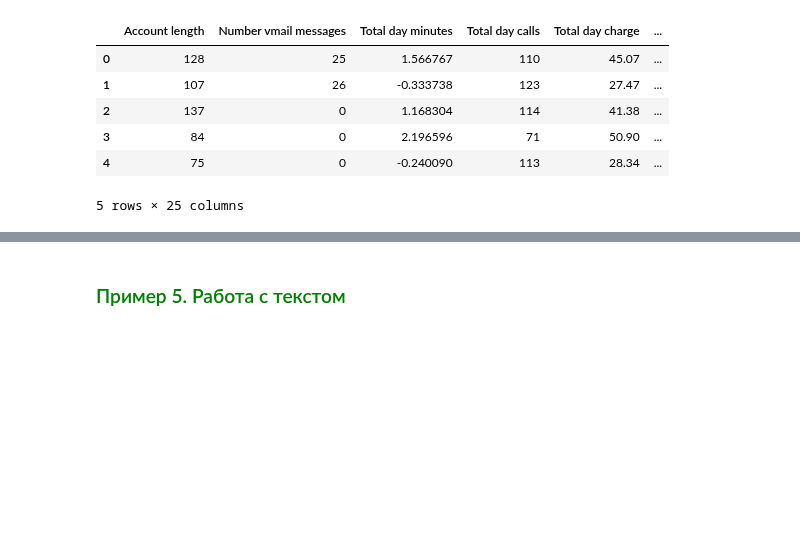
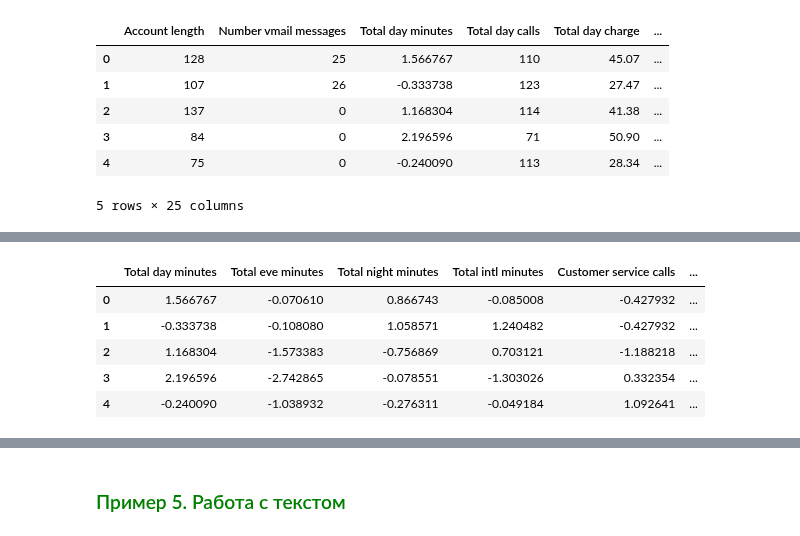
Before and after one commit to Dragoh54/MachineLearning-Labs, a Jupyter notebook: lab4/2024_ML_LR4_MACS (2).ipynb, the cells around one changed output, grey strips where cells are left out. Saved outputs shown, nothing was run; the diff lists cells and outputs as text; code cells hidden in the pictures; blank space fills up the shorter version.

```diff
--- a/lab4/2024_ML_LR4_MACS (2).ipynb
+++ b/lab4/2024_ML_LR4_MACS (2).ipynb
@@ -613,0 +614,10 @@ telep.head()
+# %%
+tel = pd.read_csv('newTelecom.csv').dropna()
+tel.head()
+# %% [output]
+|  | Total day minutes | Total eve minutes | Total night minutes | Total intl minutes | Customer service calls | ... |
+| 0 | 1.566767 | -0.070610 | 0.866743 | -0.085008 | -0.427932 | ... |
+| 1 | -0.333738 | -0.108080 | 1.058571 | 1.240482 | -0.427932 | ... |
+| 2 | 1.168304 | -1.573383 | -0.756869 | 0.703121 | -1.188218 | ... |
+| 3 | 2.196596 | -2.742865 | -0.078551 | -1.303026 | 0.332354 | ... |
+| 4 | -0.240090 | -1.038932 | -0.276311 | -0.049184 | 1.092641 | ... |
```
Also changed, not shown: parts of 6 cells of this notebook.
